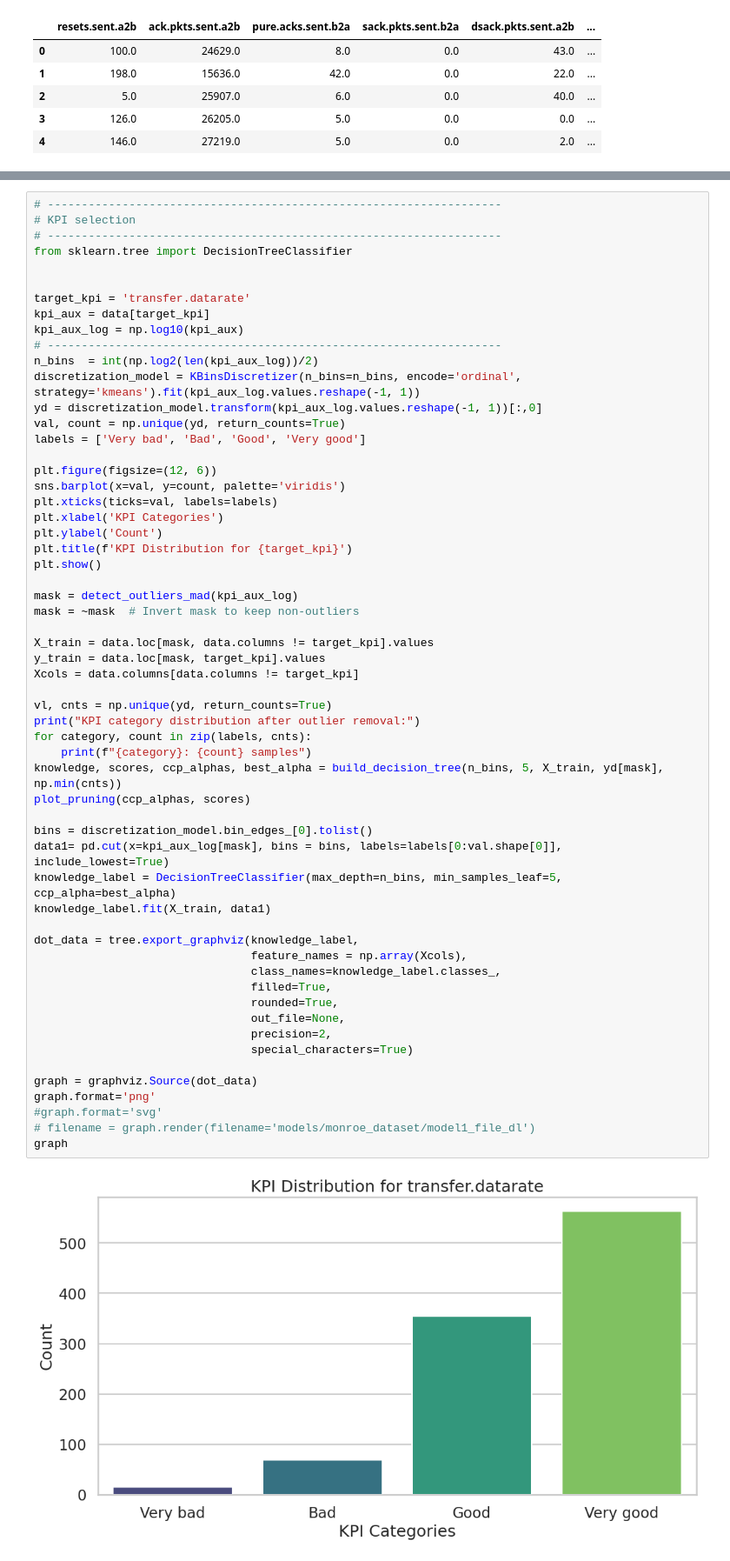
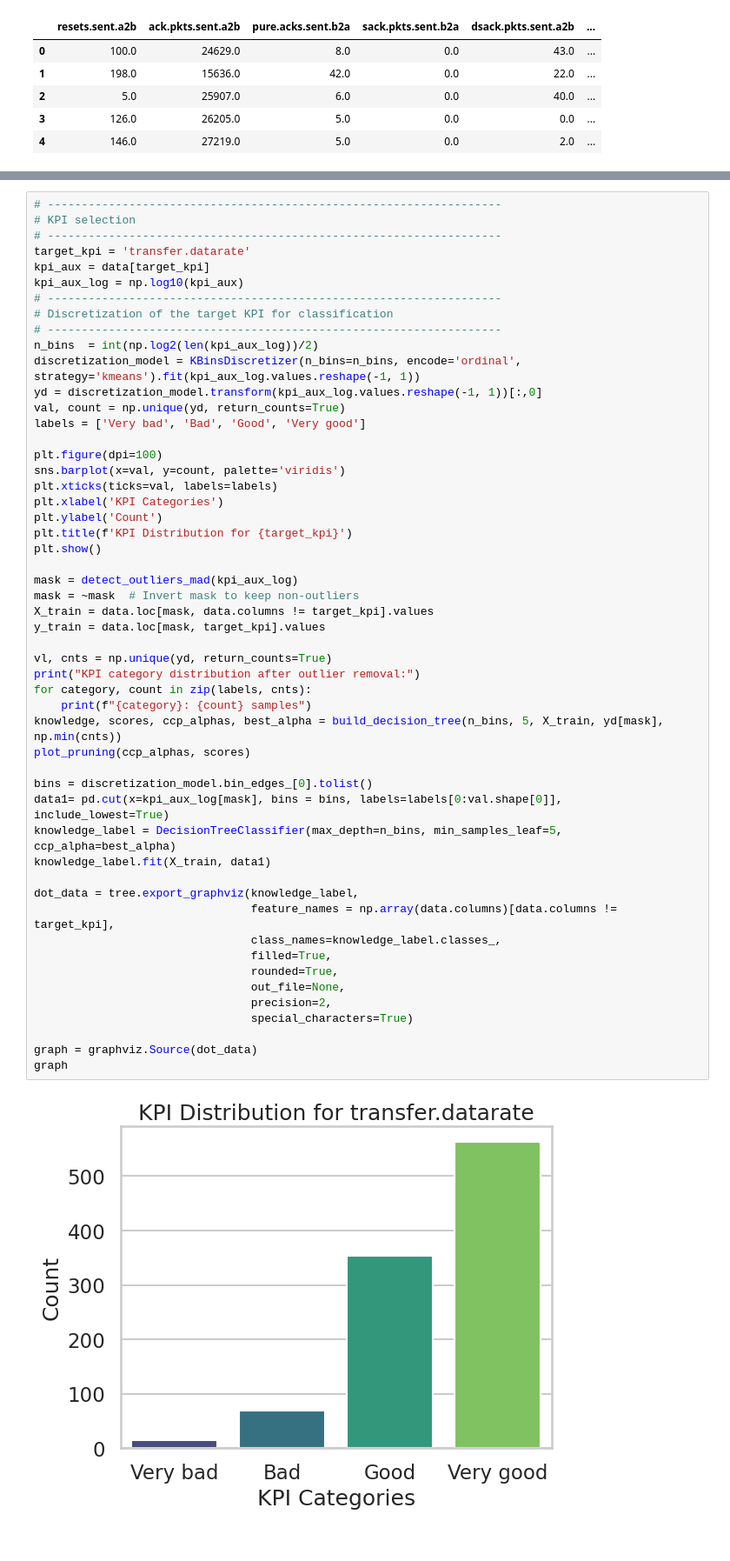
Before and after one commit to JuanMarcosRamirez/xmlad, a Jupyter notebook: 03_explainability.ipynb, the cells around one changed output, grey strips where cells are left out. Shown at 87% size. Cells and saved outputs as stored; diff of their text form.

```diff
--- a/03_explainability.ipynb
+++ b/03_explainability.ipynb
@@ -100,12 +102,11 @@ Cleaned dataset shape: 1,001 rows x 120 columns
 # -------------------------------------------------------------------
 # KPI selection
 # -------------------------------------------------------------------
-from sklearn.tree import DecisionTreeClassifier
-
-
 target_kpi = 'transfer.datarate'
 kpi_aux = data[target_kpi]
 kpi_aux_log = np.log10(kpi_aux)
+# -------------------------------------------------------------------
+# Discretization of the target KPI for classification
 # -------------------------------------------------------------------
 n_bins  = int(np.log2(len(kpi_aux_log))/2)
 discretization_model = KBinsDiscretizer(n_bins=n_bins, encode='ordinal', strategy='kmeans').fit(kpi_aux_log.values.reshape(-1, 1))
@@ -113,7 +114,7 @@ yd = discretization_model.transform(kpi_aux_log.values.reshape(-1, 1))[:,0]
 val, count = np.unique(yd, return_counts=True)
 labels = ['Very bad', 'Bad', 'Good', 'Very good']
 
-plt.figure(figsize=(12, 6))
+plt.figure(dpi=100)
 sns.barplot(x=val, y=count, palette='viridis')
 plt.xticks(ticks=val, labels=labels)
 plt.xlabel('KPI Categories')
@@ -122,40 +123,35 @@ plt.title(f'KPI Distribution for {target_kpi}')
 plt.show()
 
 mask = detect_outliers_mad(kpi_aux_log)
 mask = ~mask  # Invert mask to keep non-outliers
-
 X_train = data.loc[mask, data.columns != target_kpi].values
 y_train = data.loc[mask, target_kpi].values
-Xcols = data.columns[data.columns != target_kpi]
 
 vl, cnts = np.unique(yd, return_counts=True)
 print("KPI category distribution after outlier removal:")
 for category, count in zip(labels, cnts):
     print(f"{category}: {count} samples")
 knowledge, scores, ccp_alphas, best_alpha = build_decision_tree(n_bins, 5, X_train, yd[mask], np.min(cnts))
 plot_pruning(ccp_alphas, scores)
 
 bins = discretization_model.bin_edges_[0].tolist()
 data1= pd.cut(x=kpi_aux_log[mask], bins = bins, labels=labels[0:val.shape[0]], include_lowest=True)
 knowledge_label = DecisionTreeClassifier(max_depth=n_bins, min_samples_leaf=5, ccp_alpha=best_alpha)
 knowledge_label.fit(X_train, data1)
 
 dot_data = tree.export_graphviz(knowledge_label,
-                                feature_names = np.array(Xcols),
+                                feature_names = np.array(data.columns)[data.columns != target_kpi],
                                 class_names=knowledge_label.classes_,
                                 filled=True,
                                 rounded=True,
                                 out_file=None,
                                 precision=2,
                                 special_characters=True)
 
 graph = graphviz.Source(dot_data)
-graph.format='png'
-#graph.format='svg'
-# filename = graph.render(filename='models/monroe_dataset/model1_file_dl')
 graph
 # %% [output]
-[figure, old version]
+[figure, new version]
 KPI category distribution after outlier removal:
 Very bad: 15 samples
 Bad: 69 samples
```
Also changed, not shown: parts of 3 cells of this notebook.
